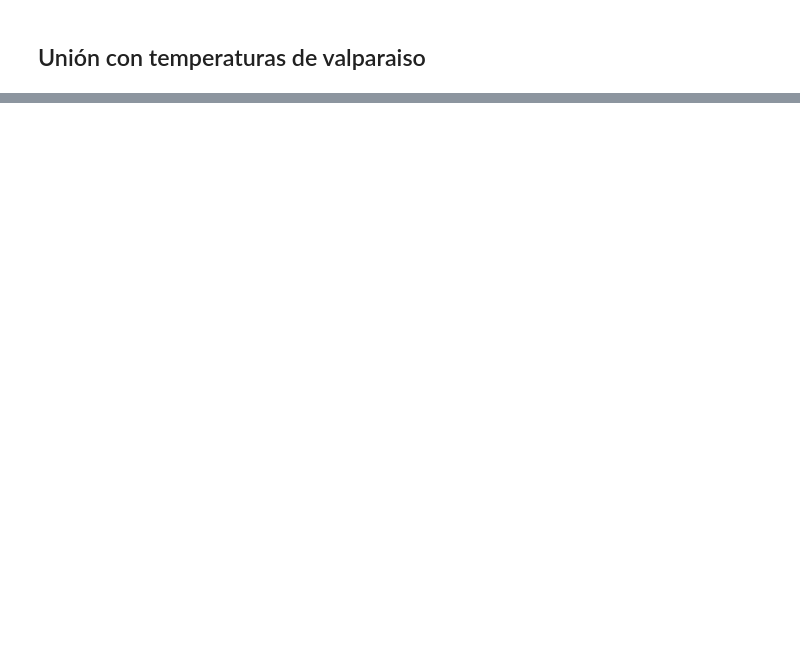
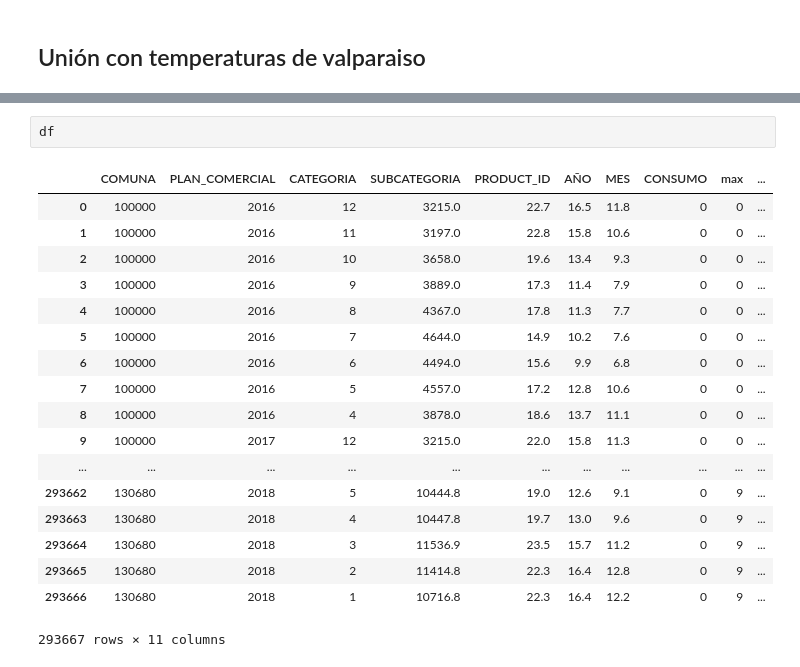
Before and after one commit to slotbite/Jupyter-Notebook, a Jupyter notebook: Modelos/Consumo/Consumo.ipynb, the cells around one changed output, grey strips where cells are left out. Saved outputs shown, nothing was run; the diff lists cells and outputs as text; blank space fills up the shorter version.

```diff
--- a/Modelos/Consumo/Consumo.ipynb
+++ b/Modelos/Consumo/Consumo.ipynb
@@ -209,0 +351,21 @@ sns.jointplot(data = data, x= 'min', y ='CONSUMO', kind="reg", ylim=(240,350))
+# %%
+df
+# %% [output]
+|  | COMUNA | PLAN_COMERCIAL | CATEGORIA | SUBCATEGORIA | PRODUCT_ID | AÑO | MES | CONSUMO | max | ... |
+| 0 | 100000 | 2016 | 12 | 3215.0 | 22.7 | 16.5 | 11.8 | 0 | 0 | ... |
+| 1 | 100000 | 2016 | 11 | 3197.0 | 22.8 | 15.8 | 10.6 | 0 | 0 | ... |
+| 2 | 100000 | 2016 | 10 | 3658.0 | 19.6 | 13.4 | 9.3 | 0 | 0 | ... |
+| 3 | 100000 | 2016 | 9 | 3889.0 | 17.3 | 11.4 | 7.9 | 0 | 0 | ... |
+| 4 | 100000 | 2016 | 8 | 4367.0 | 17.8 | 11.3 | 7.7 | 0 | 0 | ... |
+| 5 | 100000 | 2016 | 7 | 4644.0 | 14.9 | 10.2 | 7.6 | 0 | 0 | ... |
+| 6 | 100000 | 2016 | 6 | 4494.0 | 15.6 | 9.9 | 6.8 | 0 | 0 | ... |
+| 7 | 100000 | 2016 | 5 | 4557.0 | 17.2 | 12.8 | 10.6 | 0 | 0 | ... |
+| 8 | 100000 | 2016 | 4 | 3878.0 | 18.6 | 13.7 | 11.1 | 0 | 0 | ... |
+| 9 | 100000 | 2017 | 12 | 3215.0 | 22.0 | 15.8 | 11.3 | 0 | 0 | ... |
+| ... | ... | ... | ... | ... | ... | ... | ... | ... | ... | ... |
+| 293662 | 130680 | 2018 | 5 | 10444.8 | 19.0 | 12.6 | 9.1 | 0 | 9 | ... |
+| 293663 | 130680 | 2018 | 4 | 10447.8 | 19.7 | 13.0 | 9.6 | 0 | 9 | ... |
+| 293664 | 130680 | 2018 | 3 | 11536.9 | 23.5 | 15.7 | 11.2 | 0 | 9 | ... |
+| 293665 | 130680 | 2018 | 2 | 11414.8 | 22.3 | 16.4 | 12.8 | 0 | 9 | ... |
+| 293666 | 130680 | 2018 | 1 | 10716.8 | 22.3 | 16.4 | 12.2 | 0 | 9 | ... |
+293667 rows × 11 columns
```
Also changed, not shown: parts of 55 cells of this notebook.
